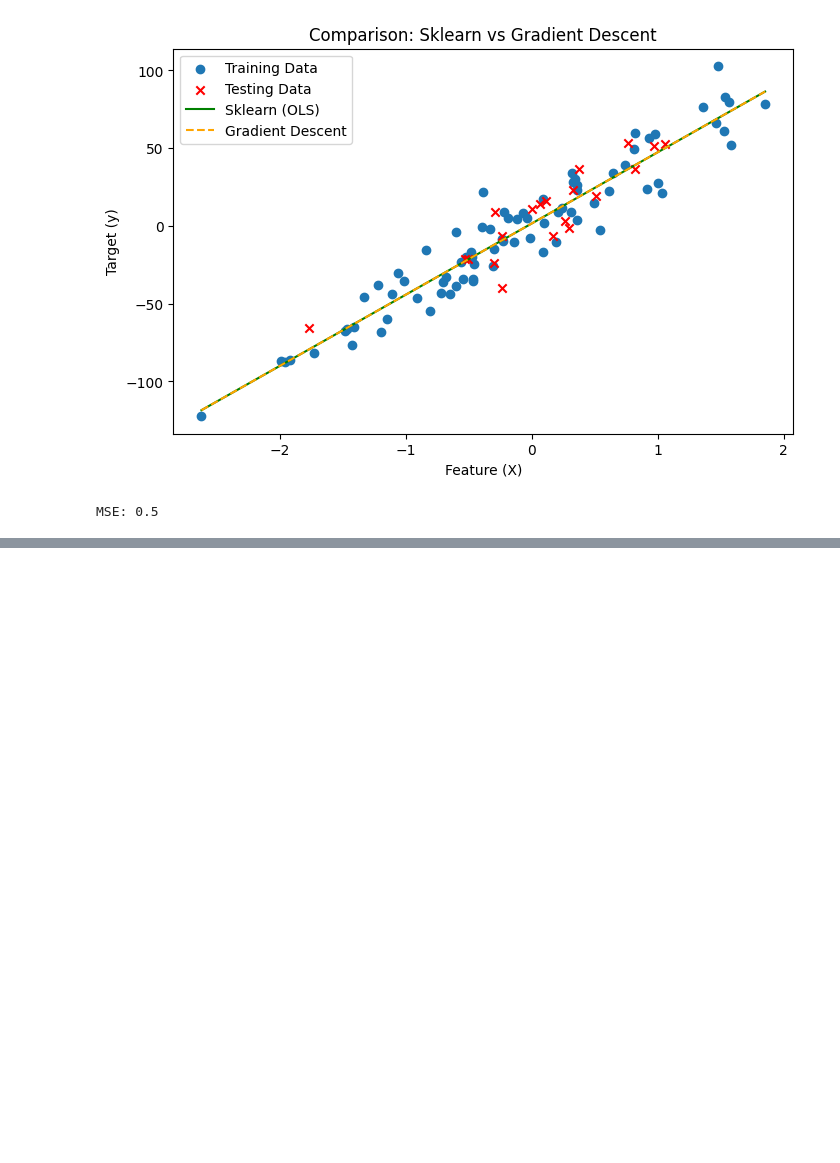
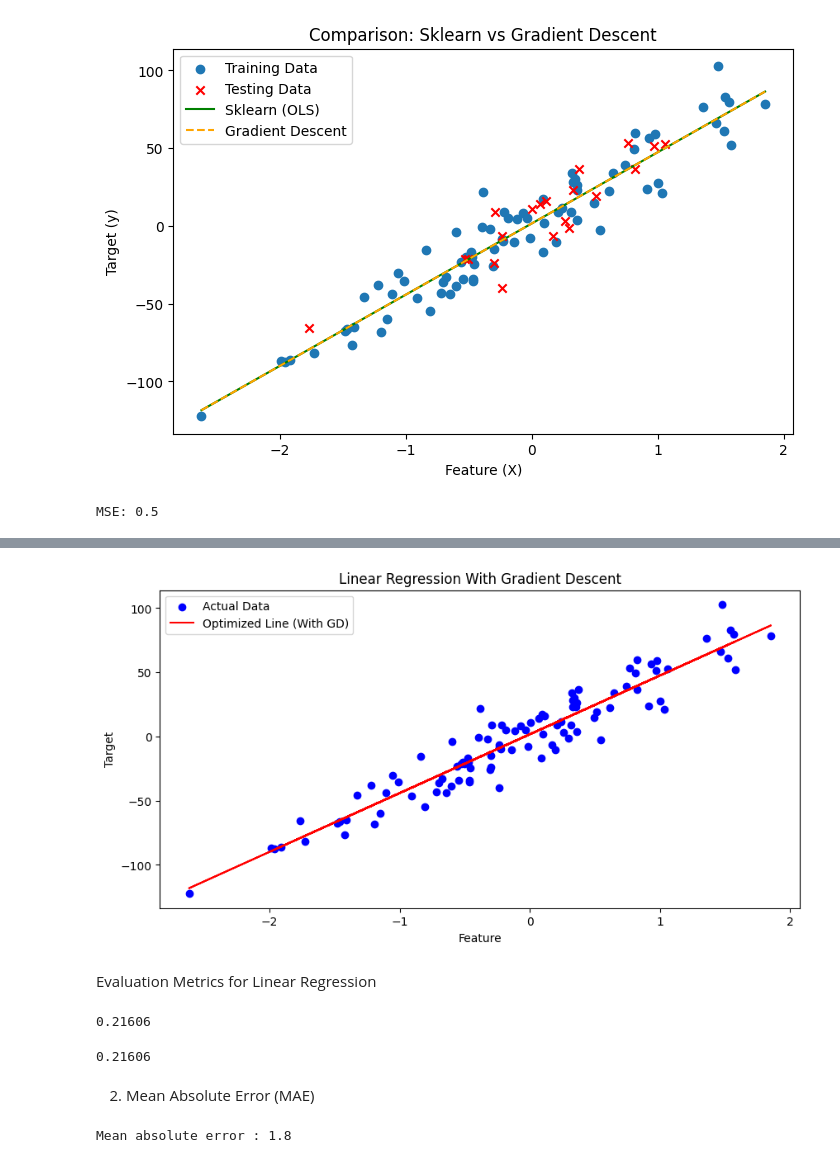
Before and after one commit to israr-ai/machine_learning, a Jupyter notebook: 01_lenear-regression.ipynb, the cells around one changed output, grey strips where cells are left out. Saved outputs shown, nothing was run; the diff lists cells and outputs as text; code cells hidden in the pictures; blank space fills up the shorter version.

```diff
--- a/01_lenear-regression.ipynb
+++ b/01_lenear-regression.ipynb
@@ -179,0 +205,72 @@ MSE: 0.5
+# %%
+learning_rate = 0.1
+n_iterations = 100
+
+for _ in range(n_iterations):
+
+    y_pred = X_b.dot(theta)
+
+    gradients = (2 / m) * X_b.T.dot(y_pred - y)
+
+    theta -= learning_rate * gradients
+
+plt.figure(figsize=(10, 5))
+plt.scatter(X, y, color="blue", label="Actual Data")
+plt.plot(X, X_b.dot(theta), color="red", label="Optimized Line (With GD)")
+plt.xlabel("Feature")
+plt.ylabel("Target")
+plt.title("Linear Regression With Gradient Descent")
+plt.legend()
+plt.show()
+# %% [output]
+[figure, added]
+# %% [markdown]
+Evaluation Metrics for Linear Regression
+# %%
+# 1. Mean Square Error (MSE)
+from sklearn.metrics import mean_squared_error
+
+# Given values
+Y_true = [1,1,2,2,4]  # Y_true = Y (original values)
+
+# calculated values
+Y_pred = [0.6,1.29,1.99,2.69,3.4]  # Y_pred = Y'
+
+# Calculation of Mean Squared Error (MSE)
+mean_squared_error(Y_true,Y_pred)
+# %% [output]
+0.21606
+# %%
+# 2. Calculating MSE using NumPy
+import numpy as np
+
+# Given values
+Y_true = [1,1,2,2,4]  # Y_true = Y (original values)
+
+# Calculated values
+Y_pred = [0.6,1.29,1.99,2.69,3.4]  # Y_pred = Y'
+
+# Mean Squared Error
+MSE = np.square(np.subtract(Y_true,Y_pred)).mean()
+print(MSE)
+# %% [output]
+0.21606
+# %% [markdown]
+2. Mean Absolute Error (MAE)
+# %%
+# Method 1: Manual Calculation of MAE
+# consider a list of integers for actual
+actual = [2, 3, 5, 5, 9]
+# consider a list of integers for actual
+calculated = [3, 3, 8, 7, 6]
+
+n = 5
+sum = 0
+# for loop for iteration
+for i in range(n):
+    sum += abs(actual[i] - calculated[i])
+
+error = sum/n
+print("Mean absolute error : " + str(error))
+# %% [output]
+Mean absolute error : 1.8
```
Also changed, not shown: parts of 6 cells of this notebook, 2 other files.
